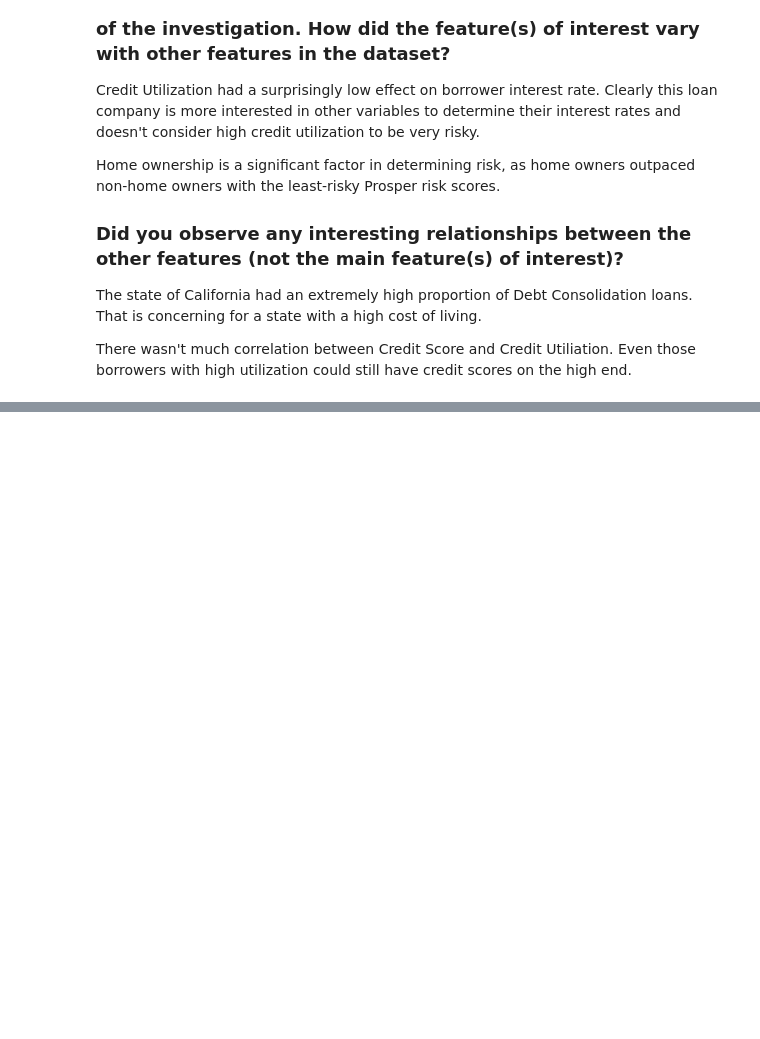
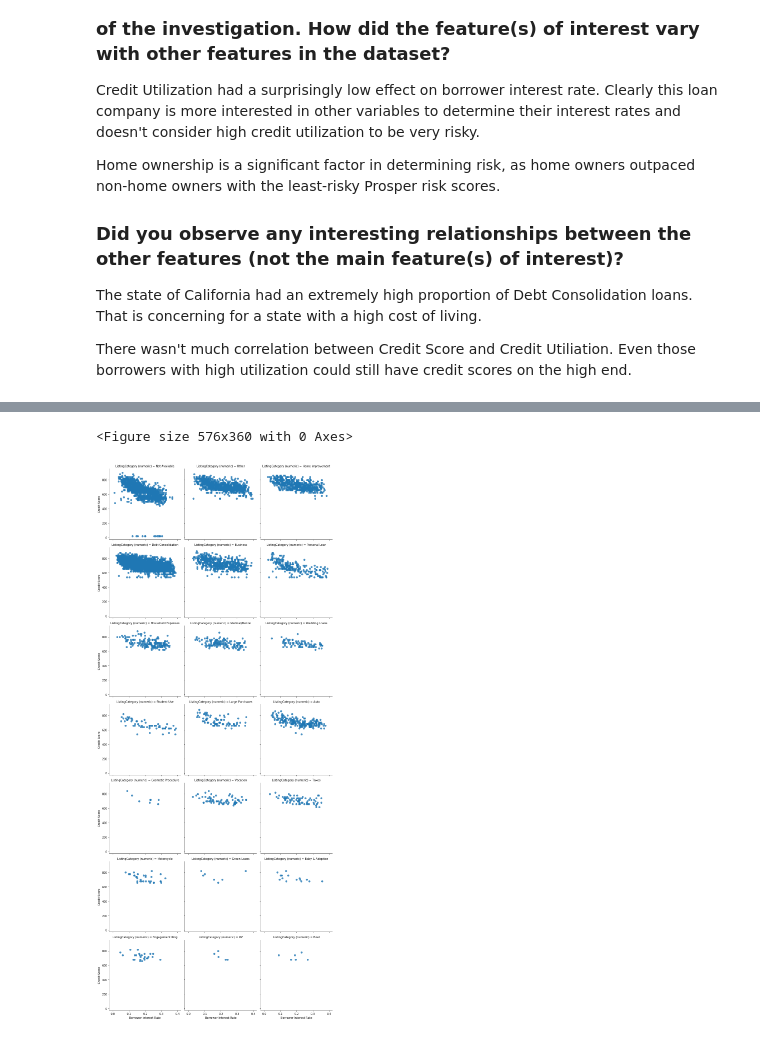
Before and after one commit to PhilipKarns/prosper_loan_data_visualization, a Jupyter notebook: prospect_loan_data_visualization.ipynb, the cells around one changed output, grey strips where cells are left out. Cells and saved outputs as stored; diff of their text form; code cells hidden in the pictures; blank space fills up the shorter version.

```diff
--- a/prospect_loan_data_visualization.ipynb
+++ b/prospect_loan_data_visualization.ipynb
@@ -505,0 +450,21 @@ the quote-formatted guide notes like this one before you finish your report!
+# %%
+#plot Listing Category (loan type) vs credit score and interest rate
+loans_copy = loans.copy()
+loans_copy['ListingCategory (numeric)'] = loans_copy['ListingCategory (numeric)'].astype(int)
+
+#use a sample for clarity and so it runs faster
+samples = np.random.choice(loans_copy.shape[0], 10000, replace= False)
+loans_samp = loans_copy.loc[samples,:]
+
+#update loan categories from to the actual loan type descriptions
+for item in loans_samp['ListingCategory (numeric)']:
+    loans_samp['ListingCategory (numeric)'].replace(to_replace = item, value = type_list[item], inplace = True)
+
+plt.figure(figsize=[8, 5])
+g = sb.FacetGrid(data = loans_samp, col = 'ListingCategory (numeric)', col_wrap = 3, size = 4, margin_titles = True)
+g.map(sb.regplot, 'BorrowerRate', 'CreditScoreRangeUpper', x_jitter = 0.04, fit_reg = False);
+g.set_xlabels('Borrower Interest Rate')
+g.set_ylabels('Credit Score');
+# %% [output]
+<Figure size 576x360 with 0 Axes>
+[figure, added]
```
Also changed, not shown: parts of 33 cells of this notebook.
